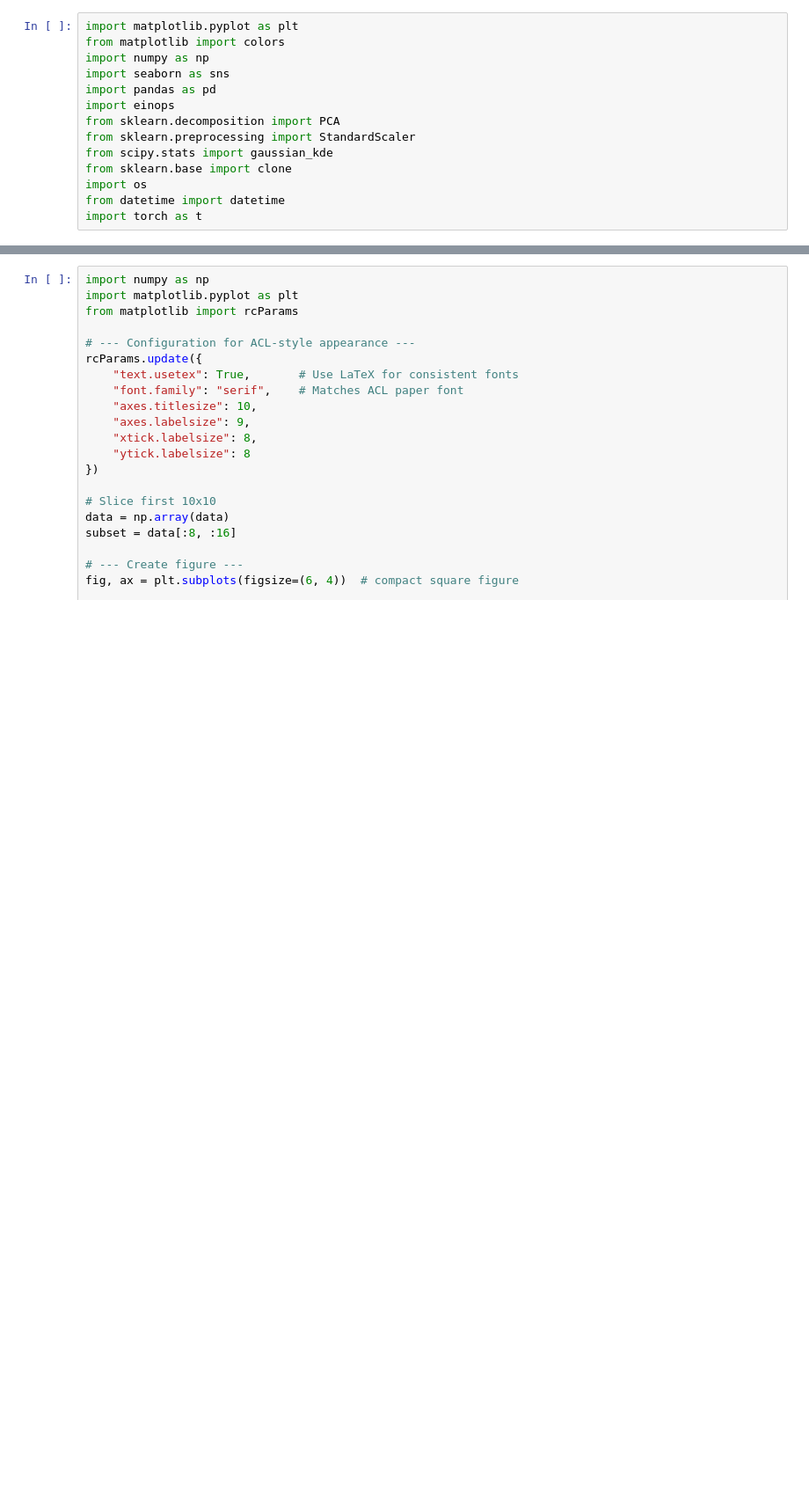
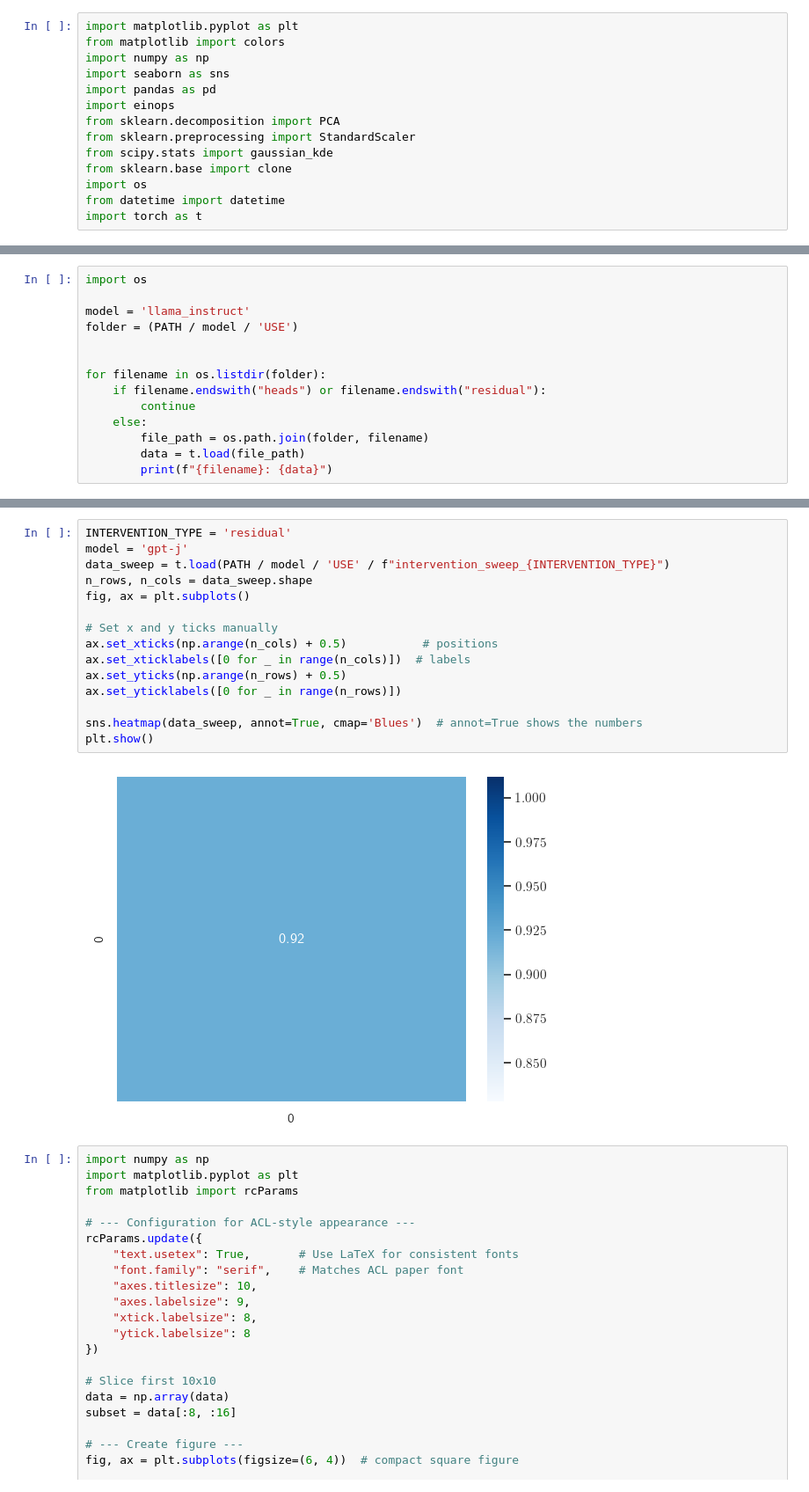
Before and after one commit to Supersheep7/tests_for_beliefs, a Jupyter notebook: test_datasets.ipynb, the cells around one changed output, grey strips where cells are left out. Shown: that part at 88% size. Drawn from its saved outputs; the diff is of its cells as text; blank space fills up the shorter version.

```diff
--- a/test_datasets.ipynb
+++ b/test_datasets.ipynb
@@ -194,0 +135,14 @@ data = [
+# %%
+import os
+
+model = 'llama_instruct'
+folder = (PATH / model / 'USE')
+
+
+for filename in os.listdir(folder):
+    if filename.endswith("heads") or filename.endswith("residual"):
+        continue
+    else:
+        file_path = os.path.join(folder, filename)
+        data = t.load(file_path)
+        print(f"{filename}: {data}")
@@ -195,3 +167,20 @@ data = [
+# %%
+INTERVENTION_TYPE = 'residual'
+model = 'gpt-j'
+data_sweep = t.load(PATH / model / 'USE' / f"intervention_sweep_{INTERVENTION_TYPE}")
+n_rows, n_cols = data_sweep.shape
+fig, ax = plt.subplots()
+
+# Set x and y ticks manually
+ax.set_xticks(np.arange(n_cols) + 0.5)           # positions
+ax.set_xticklabels([0 for _ in range(n_cols)])  # labels
+ax.set_yticks(np.arange(n_rows) + 0.5)
+ax.set_yticklabels([0 for _ in range(n_rows)])
+
+sns.heatmap(data_sweep, annot=True, cmap='Blues')  # annot=True shows the numbers
+plt.show()
+# %% [output]
+[figure, added]
 # %%
 import numpy as np
 import matplotlib.pyplot as plt
```
Also changed, not shown: parts of 25 cells of this notebook, 5 other files.
